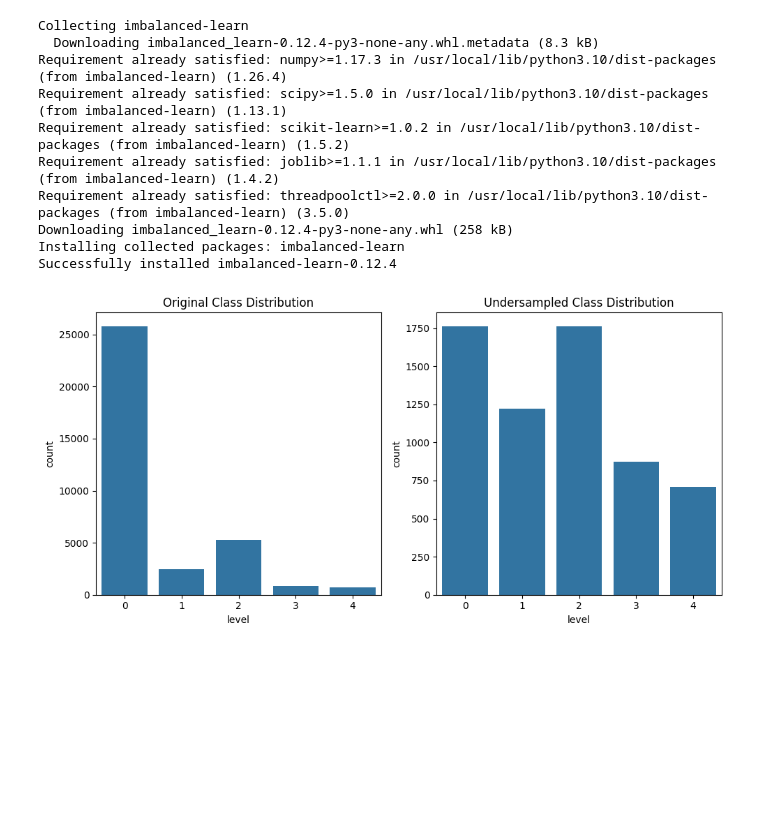
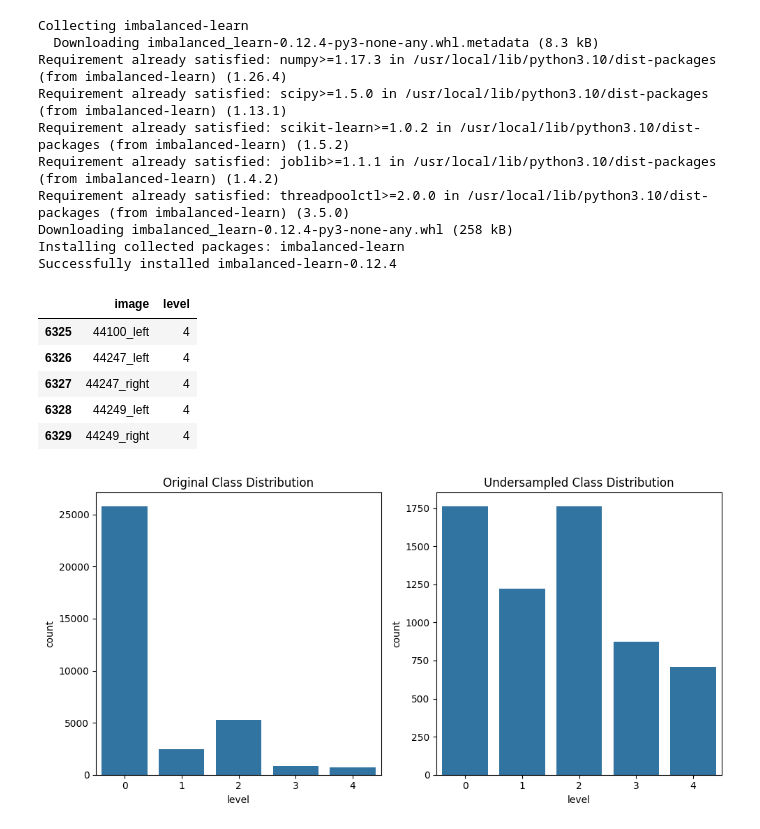
Before and after one commit to nickweda/Diabetic-Retinopathy-Classification, a Jupyter notebook: DR_v7d2.ipynb, the cells around one changed output. Saved outputs shown, nothing was run; the diff lists cells and outputs as text; code cells hidden in the pictures; blank space fills up the shorter version.

```diff
--- a/DR_v7d2.ipynb
+++ b/DR_v7d2.ipynb
@@ -217,33 +217,42 @@ from imblearn.under_sampling import RandomUnderSampler
 
 # Create a RandomUnderSampler instance
 
 # Undersample only the majority class
 
 
 # Calculate the count of each label
 label_counts = labels['level'].value_counts()
 label_0_count = label_counts.get(0, 0)  # Get count of label 0, default to 0 if not found
 label_1_count = label_counts.get(1, 0)  # Get count of label 1, default to 0 if not found
 label_2_count = label_counts.get(2, 0)  # Get count of label 2, default to 0 if not found
 
 # // is the floor function
 
 sampling_strategy = {0: label_2_count//3, 1: label_1_count//2, 2: label_2_count//3}
 undersampler = RandomUnderSampler(sampling_strategy = sampling_strategy, random_state=42)
 
 # Undersample every class to the size of the minority class
 #undersampler = RandomUnderSampler(random_state=42)
 
 # Reshape your data if necessary - needed because of how RandomUnderSampler expects the data
 # Assuming your 'train_df' DataFrame has 'image' and 'level' columns
 X = labels['image'].values.reshape(-1, 1)
 y = labels['level'].values
 
 # Undersample the majority class
 X_resampled, y_resampled = undersampler.fit_resample(X, y)
 
 # Create a new DataFrame with the undersampled data
 undersampled_labels = pd.DataFrame({'image': X_resampled.flatten(), 'level': y_resampled})
+
+undersampled_labels.tail()
+# %% [output]
+|  | image | level |
+| 6325 | 44100_left | 4 |
+| 6326 | 44247_left | 4 |
+| 6327 | 44247_right | 4 |
+| 6328 | 44249_left | 4 |
+| 6329 | 44249_right | 4 |
 # %%
 # Visualize the new sampling
 import matplotlib.pyplot as plt
```
Also changed, not shown: parts of 2 cells of this notebook.
